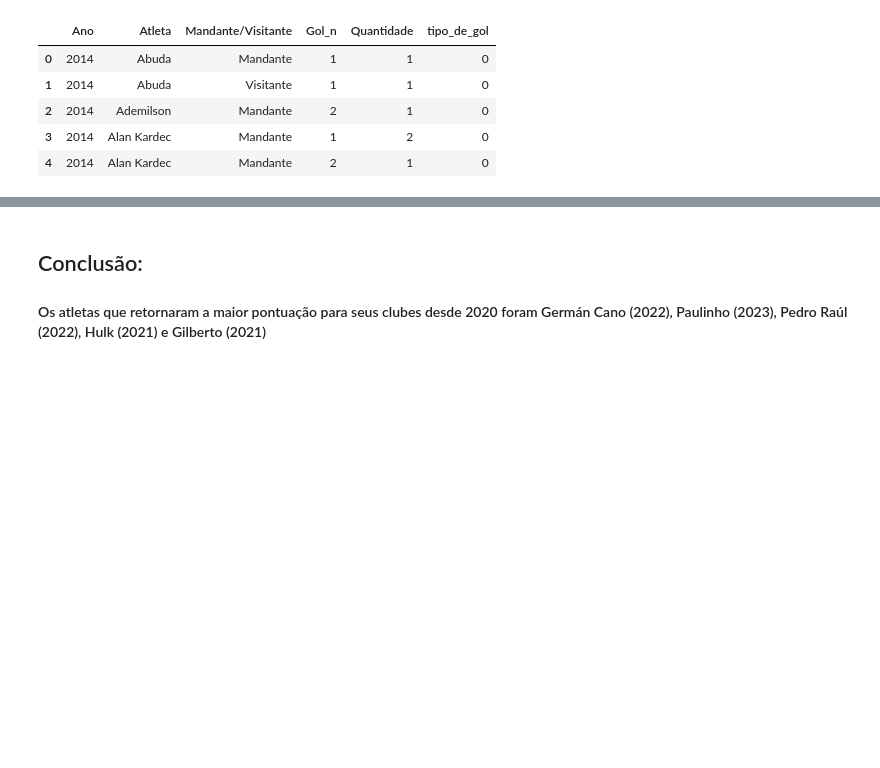
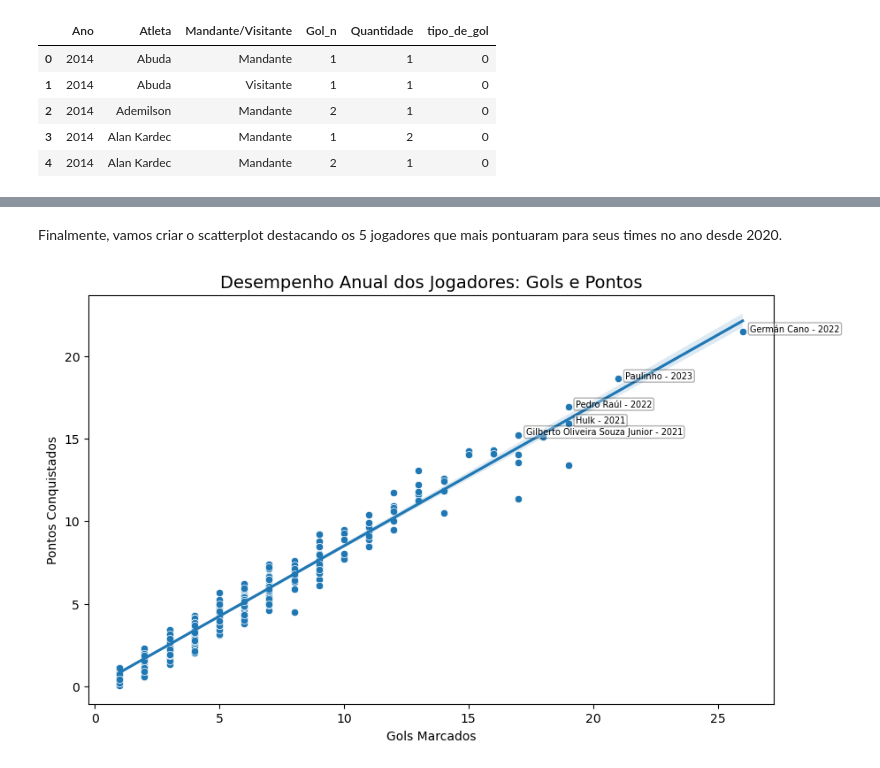
Before and after one commit to rosakavalco/Brasileirao_Dataset, a Jupyter notebook: Analise_Nova/Estudo Pontuação por Jogador.ipynb, the cells around one changed output, grey strips where cells are left out. Drawn from its saved outputs; the diff is of its cells as text; code cells hidden in the pictures; blank space fills up the shorter version.

```diff
--- a/Analise_Nova/Estudo Pontuação por Jogador.ipynb
+++ b/Analise_Nova/Estudo Pontuação por Jogador.ipynb
@@ -202,6 +207,10 @@ df_goleadores['Pontuacao_Marginal_Atleta'] = df_goleadores['Quantidade'] * df_go
 df_goleadores = df_goleadores.groupby(['Ano','Atleta']).sum().reset_index()[cols_final]
 df_goleadores['Pontuacao_Marginal_Atleta'] = df_goleadores['Pontuacao_Marginal_Atleta'].round(decimals=2)
 df_goleadores.rename(columns={"Quantidade":"Gols Marcados", "Pontuacao_Marginal_Atleta": "Pontos Conquistados"}, inplace=True)
+df_goleadores = df_goleadores[df_goleadores['Ano'].astype(int) >= 2020]
+df_goleadores_sorted = df_goleadores.sort_values(by='Pontos Conquistados', ascending=False)
 
+# Vamos pegar a lista dos 5 maiores pontuadores
+df_goleadores_sorted
 #ultimo_ano_df = df_goleadores['Ano'].max()
 #df_goleadores['UltimoAno'] = df_goleadores['Ano'] == ultimo_ano_df
@@ -220,3 +231,21 @@ fig.show()
-# %% [markdown]
-## Conclusão:
-#### Os atletas que retornaram a maior pontuação para seus clubes desde 2020 foram Germán Cano (2022), Paulinho (2023), Pedro Raúl (2022), Hulk (2021) e Gilberto (2021)
+# %% [markdown]
+Finalmente, vamos criar o scatterplot destacando os 5 jogadores que mais pontuaram para seus times no ano desde 2020.
+# %%
+plt.figure(figsize=(10, 6))
+sns.scatterplot(data=df_goleadores, x='Gols Marcados', y='Pontos Conquistados')
+
+sns.regplot(data=df_goleadores, x='Gols Marcados', y='Pontos Conquistados', scatter=False)
+
+for i in range(5):  # Only the top 5
+    plt.text(x=df_goleadores_sorted.iloc[i]['Gols Marcados'] + 0.3,
+             y=df_goleadores_sorted.iloc[i]['Pontos Conquistados'],
+             s=df_goleadores_sorted.iloc[i]['Atleta']+ ' - ' +
+                 df_goleadores_sorted.iloc[i]['Ano'],
+             fontdict=dict(color='black', size=7),
+             bbox=dict(facecolor='white', alpha=0.3, boxstyle='round,pad=0.2'))
+
+plt.title("Desempenho Anual dos Jogadores: Gols e Pontos", fontsize=14)
+
+plt.show()
+# %% [output]
+[figure, added]
```
Also changed, not shown: parts of 9 cells of this notebook.
